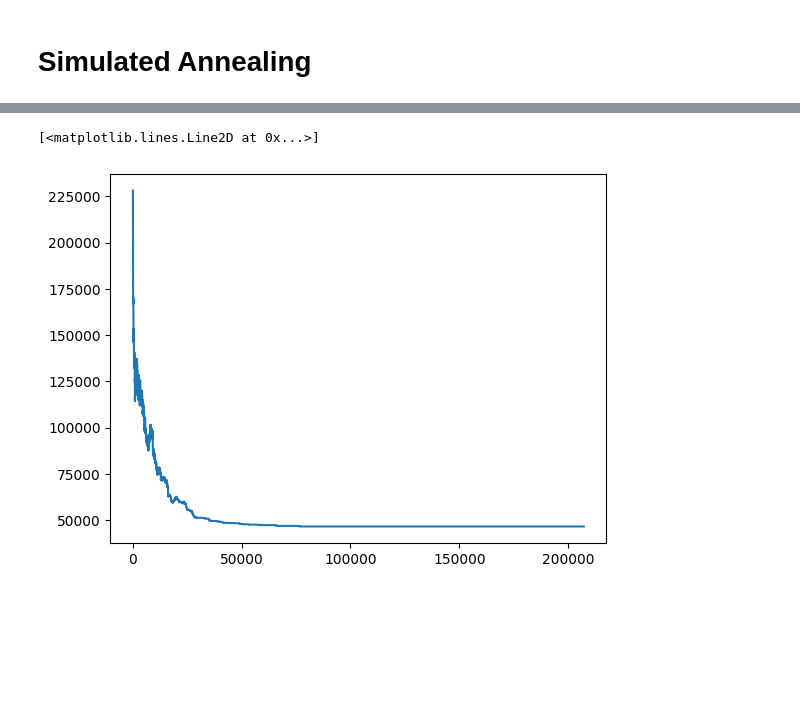
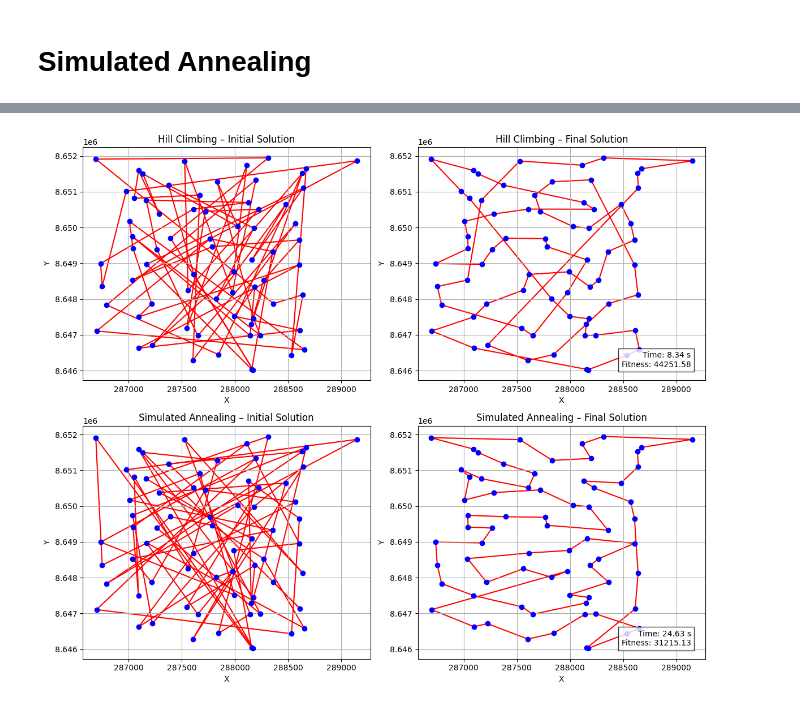
Before and after one commit to diperezbgit/IA-FUNDAMENTALS, a Jupyter notebook: TAREA_2/TAREA_2_HC_SA_pynb.ipynb, the cells around one changed output, grey strips where cells are left out. Saved outputs shown, nothing was run; the diff lists cells and outputs as text; code cells hidden in the pictures; blank space fills up the shorter version.

```diff
--- a/TAREA_2/TAREA_2_HC_SA_pynb.ipynb
+++ b/TAREA_2/TAREA_2_HC_SA_pynb.ipynb
@@ -105,8 +134,8 @@ def hill_climbing(num_cnx,positions,TSP):
   # step 1: Solucion inicial
   current_solution = np.array(range(num_cnx))
   np.random.shuffle(current_solution)
-
-  plot_tsp(positions, current_solution)
+  sol_init = current_solution
+  #plot_tsp(positions, current_solution)
 
   while True:
     #print("Iteration...")
@@ -121,7 +150,7 @@ def hill_climbing(num_cnx,positions,TSP):
     if fitness(best_neighbor,TSP) < fitness(current_solution,TSP):
       current_solution = best_neighbor
     else:
-      return current_solution, fitness(current_solution,TSP)
+      return current_solution, fitness(current_solution,TSP), sol_init,fitness(sol_init,TSP)
 # %% [markdown]
 # Simulated Annealing
 # %%
@@ -176,0 +231,14 @@ def simulated_annealing(T_max, T_min, cooling_rate,positions,TSP):
+# %%
+T_max = 1000
+T_min = 0.000001
+#T_min = 0.1
+cooling_rate = 0.9999
+
+inicio_sa = time.time()
+sol_sa, fit_sa,sol_init_sa,fit_init_sa = simulated_annealing(T_max, T_min, cooling_rate,positions,TSP)
+fin_sa = time.time()
+
+#plot_tsp(positions, sol_sa)
+print("\n 'good' solution:", sol_sa)
+print("\n fitness:",fit_sa)
+print("Tiempo de ejecución:",fin_sa-inicio_sa)
@@ -239,6 +254,42 @@ Tiempo de ejecución: 28.69635510444641
-# %%
-from matplotlib import pyplot as ptl
-ptl.plot(list(range(len(E))),E)
-# %% [output]
-[<matplotlib.lines.Line2D at 0x...>]
-[figure, removed]
+# %%
+
+# graficamos
+nodes = positions
+
+route1 = sol_init_hc
+dist1 = fit_init_hc
+route2 = sol_hc
+dist2 = fit_hc
+
+route3 = sol_init_sa
+dist3 = fit_init_sa
+route4 = sol_sa
+dist4 = fit_sa
+
+## Subplots
+fig, axs = plt.subplots(2, 2, figsize=(12, 10))
+
+plot_tsp_2(nodes, route1, axs[0][0])
+axs[0][0].set_title('Hill Climbing – Initial Solution')
+
+plot_tsp_2(nodes, route2, axs[0][1])
+axs[0][1].set_title('Hill Climbing – Final Solution')
+axs[0][1].text(0.95, 0.05, f'Time: {fin_hc - inicio_hc:.2f} s\nFitness: {fit_hc:.2f}',
+               transform=axs[0][1].transAxes,
+               fontsize=10, verticalalignment='bottom', horizontalalignment='right',
+               bbox=dict(facecolor='white', alpha=0.8))
+
+plot_tsp_2(nodes, route3, axs[1][0])
+axs[1][0].set_title('Simulated Annealing – Initial Solution')
+
+plot_tsp_2(nodes, route4, axs[1][1])
+axs[1][1].set_title('Simulated Annealing – Final Solution')
+axs[1][1].text(0.95, 0.05, f'Time: {fin_sa - inicio_sa:.2f} s\nFitness: {fit_sa:.2f}',
+               transform=axs[1][1].transAxes,
+               fontsize=10, verticalalignment='bottom', horizontalalignment='right',
+               bbox=dict(facecolor='white', alpha=0.8))
+
+plt.tight_layout()
+plt.show()
+# %% [output]
+[figure, added]
```
Also changed, not shown: parts of 12 cells of this notebook.
